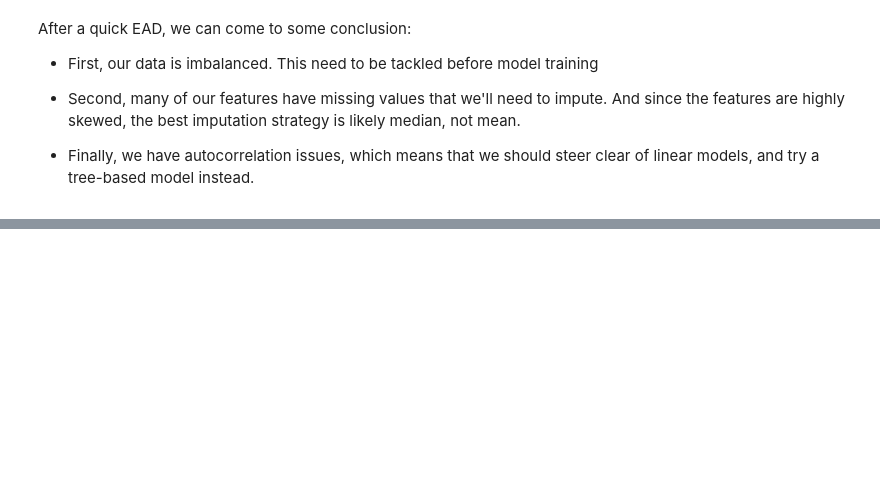
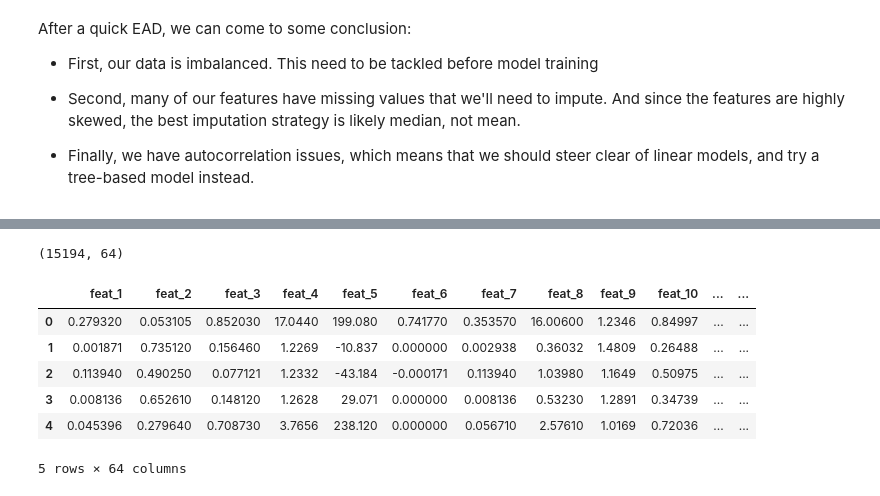
Before and after one commit to nolanspecter/data_science_projects, a Jupyter notebook: Poland Bankruptcy Prediction/bunkruptcy_prediction.ipynb, the cells around one changed output, grey strips where cells are left out. Saved outputs shown, nothing was run; the diff lists cells and outputs as text; code cells hidden in the pictures; blank space fills up the shorter version.

```diff
--- a/Poland Bankruptcy Prediction/bunkruptcy_prediction.ipynb
+++ b/Poland Bankruptcy Prediction/bunkruptcy_prediction.ipynb
@@ -126,0 +177,15 @@ After a quick EAD, we can come to some conclusion:
+# %%
+over_sampler = RandomOverSampler(random_state=42)
+X_train_over, y_train_over = over_sampler.fit_resample(X_train, y_train)
+
+print(X_train_over.shape)
+X_train_over.head()
+# %% [output]
+(15194, 64)
+|  | feat_1 | feat_2 | feat_3 | feat_4 | feat_5 | feat_6 | feat_7 | feat_8 | feat_9 | feat_10 | ... | ... |
+| 0 | 0.279320 | 0.053105 | 0.852030 | 17.0440 | 199.080 | 0.741770 | 0.353570 | 16.00600 | 1.2346 | 0.84997 | ... | ... |
+| 1 | 0.001871 | 0.735120 | 0.156460 | 1.2269 | -10.837 | 0.000000 | 0.002938 | 0.36032 | 1.4809 | 0.26488 | ... | ... |
+| 2 | 0.113940 | 0.490250 | 0.077121 | 1.2332 | -43.184 | -0.000171 | 0.113940 | 1.03980 | 1.1649 | 0.50975 | ... | ... |
+| 3 | 0.008136 | 0.652610 | 0.148120 | 1.2628 | 29.071 | 0.000000 | 0.008136 | 0.53230 | 1.2891 | 0.34739 | ... | ... |
+| 4 | 0.045396 | 0.279640 | 0.708730 | 3.7656 | 238.120 | 0.000000 | 0.056710 | 2.57610 | 1.0169 | 0.72036 | ... | ... |
+5 rows × 64 columns
```
Also changed, not shown: parts of 7 cells of this notebook.
